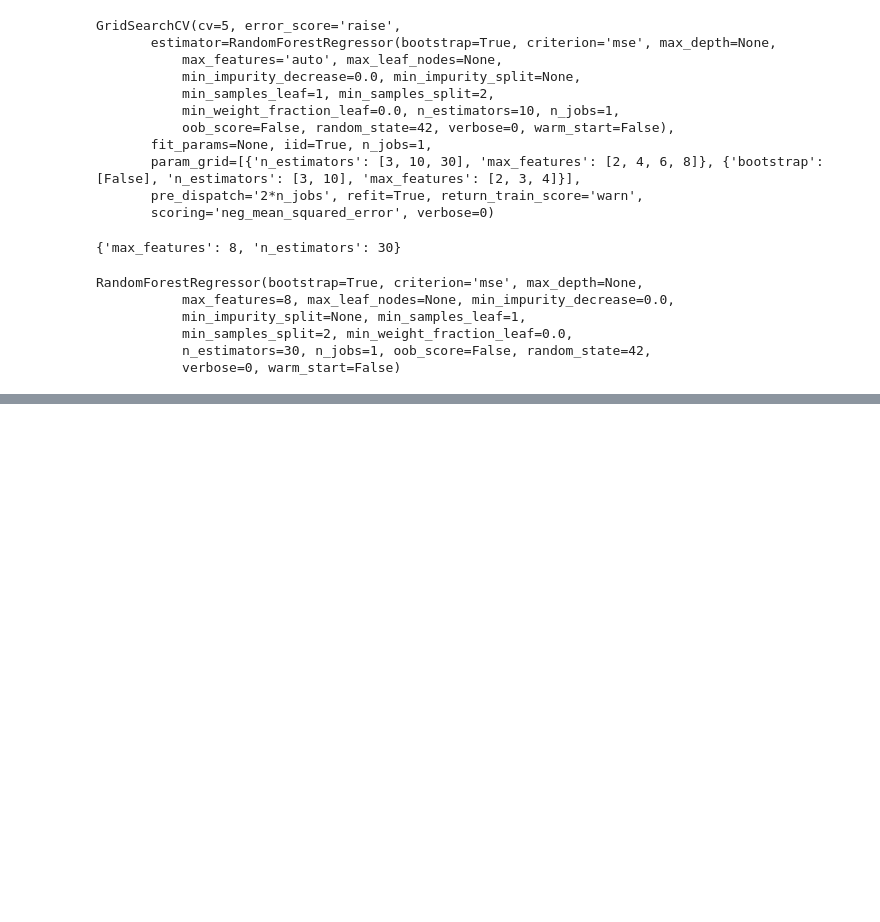
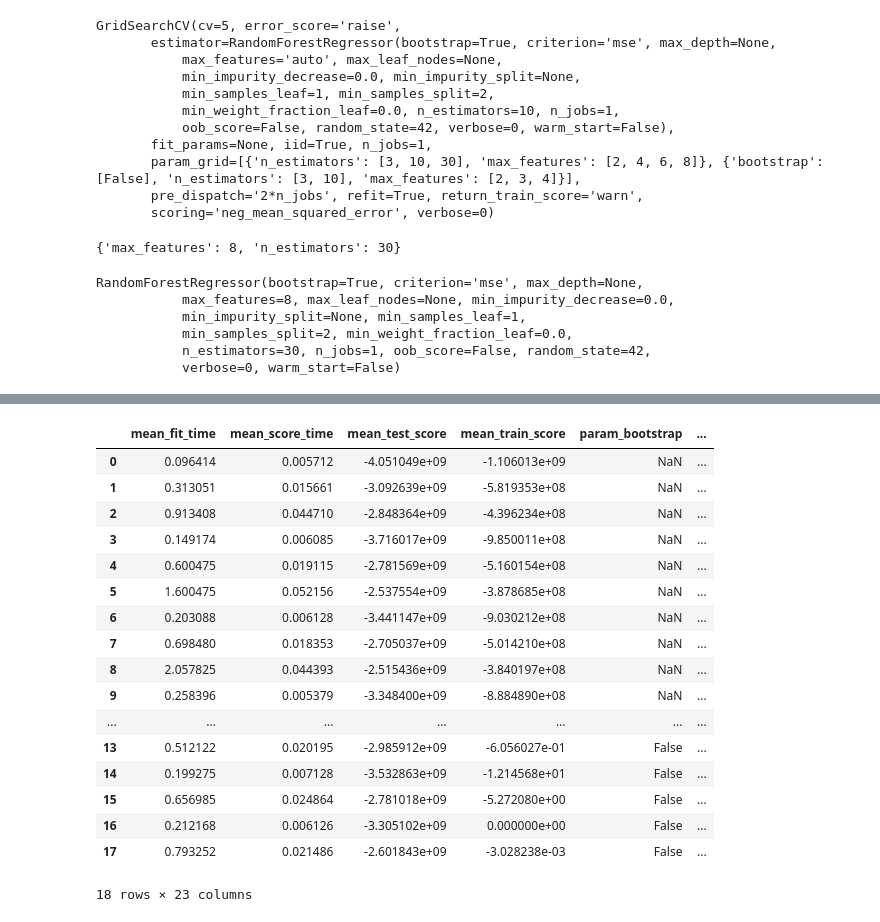
Before and after one commit to vineshtv/handson-ml, a Jupyter notebook: CH-02/Housing.ipynb, the cells around one changed output, grey strips where cells are left out. Saved outputs shown, nothing was run; the diff lists cells and outputs as text; code cells hidden in the pictures; blank space fills up the shorter version.

```diff
--- a/CH-02/Housing.ipynb
+++ b/CH-02/Housing.ipynb
@@ -982,0 +1006,21 @@ RandomForestRegressor(bootstrap=True, criterion='mse', max_depth=None,
+# %%
+pd.DataFrame(grid_search.cv_results_)
+# %% [output]
+|  | mean_fit_time | mean_score_time | mean_test_score | mean_train_score | param_bootstrap | ... |
+| 0 | 0.096414 | 0.005712 | -4.051049e+09 | -1.106013e+09 | NaN | ... |
+| 1 | 0.313051 | 0.015661 | -3.092639e+09 | -5.819353e+08 | NaN | ... |
+| 2 | 0.913408 | 0.044710 | -2.848364e+09 | -4.396234e+08 | NaN | ... |
+| 3 | 0.149174 | 0.006085 | -3.716017e+09 | -9.850011e+08 | NaN | ... |
+| 4 | 0.600475 | 0.019115 | -2.781569e+09 | -5.160154e+08 | NaN | ... |
+| 5 | 1.600475 | 0.052156 | -2.537554e+09 | -3.878685e+08 | NaN | ... |
+| 6 | 0.203088 | 0.006128 | -3.441147e+09 | -9.030212e+08 | NaN | ... |
+| 7 | 0.698480 | 0.018353 | -2.705037e+09 | -5.014210e+08 | NaN | ... |
+| 8 | 2.057825 | 0.044393 | -2.515436e+09 | -3.840197e+08 | NaN | ... |
+| 9 | 0.258396 | 0.005379 | -3.348400e+09 | -8.884890e+08 | NaN | ... |
+| ... | ... | ... | ... | ... | ... | ... |
+| 13 | 0.512122 | 0.020195 | -2.985912e+09 | -6.056027e-01 | False | ... |
+| 14 | 0.199275 | 0.007128 | -3.532863e+09 | -1.214568e+01 | False | ... |
+| 15 | 0.656985 | 0.024864 | -2.781018e+09 | -5.272080e+00 | False | ... |
+| 16 | 0.212168 | 0.006126 | -3.305102e+09 | 0.000000e+00 | False | ... |
+| 17 | 0.793252 | 0.021486 | -2.601843e+09 | -3.028238e-03 | False | ... |
+18 rows × 23 columns
```
Also changed, not shown: parts of 3 cells of this notebook.
